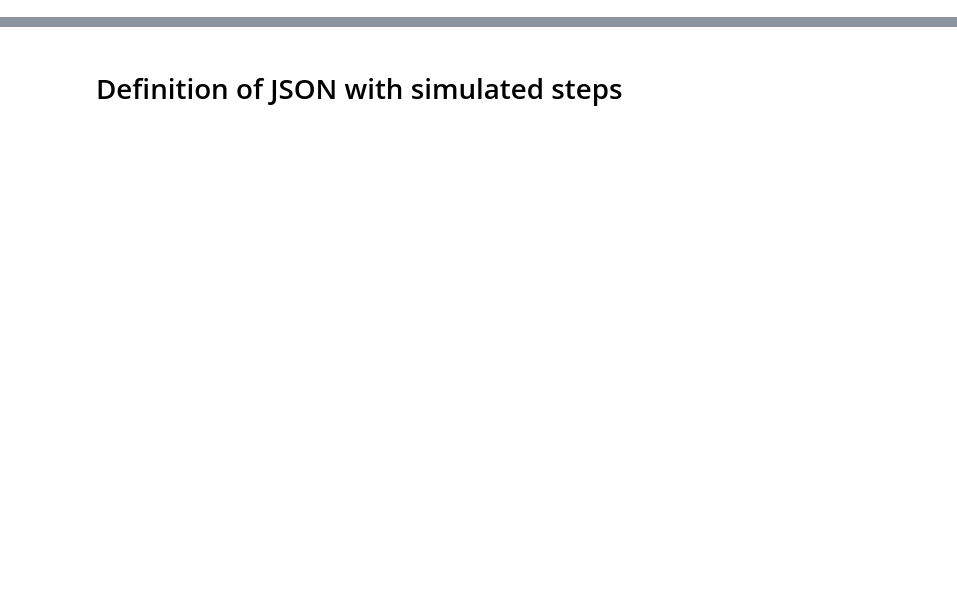
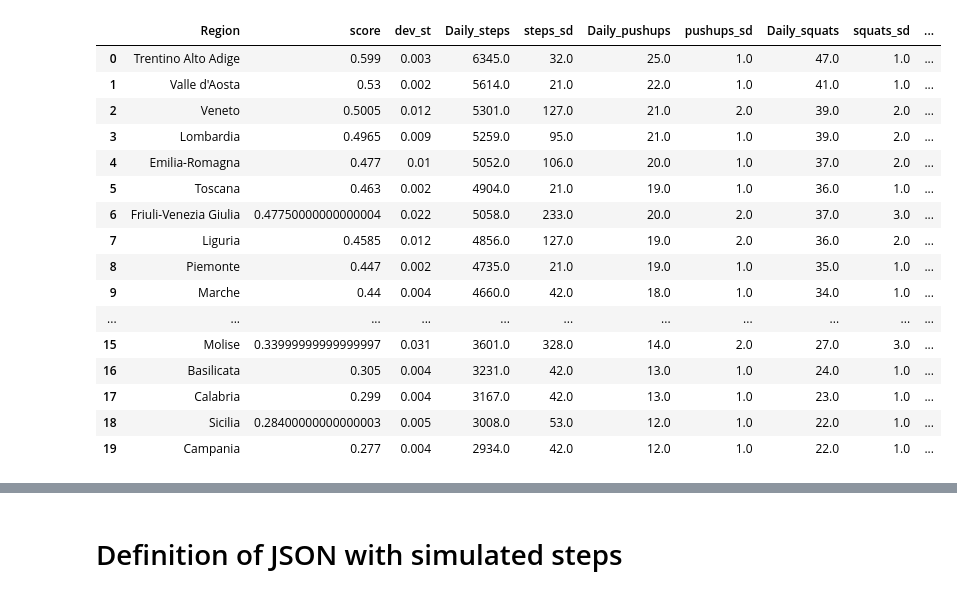
Before and after one commit to jclock98/BDT-project, a Jupyter notebook: Gaussian_simulation_mobile_data.ipynb, the cells around one changed output, grey strips where cells are left out. Cells and saved outputs as stored; diff of their text form; code cells hidden in the pictures; blank space fills up the shorter version.

```diff
--- a/Gaussian_simulation_mobile_data.ipynb
+++ b/Gaussian_simulation_mobile_data.ipynb
@@ -7 +53,50 @@ import psycopg2
+# %%
+#sql = "SELECT * FROM municipalities AS m JOIN sport_activity as s ON m.region = s.region"
+HOST="db-bdt.crc01ueoqr2u.eu-west-1.rds.amazonaws.com"
+DB="postgres"
+USER="bdtuser"
+PASSWORD="BDTdatabase2022"
+
+try:
+    conn = psycopg2.connect(
+        host=HOST,
+        database=DB,
+        user=USER,
+        password=PASSWORD)
+
+    cur = conn.cursor()
+
+    sql = "SELECT * FROM sport_activity as s"
+    cur.execute(sql)
+    prov = cur.fetchall()
+    # close communication with the database
+    cur.close()
+except (Exception, psycopg2.DatabaseError) as error:
+    print(error)
+finally:
+    if conn is not None:
+        conn.close()
+# %%
+activitydf = pd.DataFrame(prov)
+activitydf.columns = ['Region','score','dev_st','Daily_steps','steps_sd','Daily_pushups','pushups_sd','Daily_squats','squats_sd',"Daily_gym","Daily_gym_sd","Daily_swimming","Daily_swimming_sd"]
+# %%
+activitydf
+# %% [output]
+|  | Region | score | dev_st | Daily_steps | steps_sd | Daily_pushups | pushups_sd | Daily_squats | squats_sd | ... |
+| 0 | Trentino Alto Adige | 0.599 | 0.003 | 6345.0 | 32.0 | 25.0 | 1.0 | 47.0 | 1.0 | ... |
+| 1 | Valle d'Aosta | 0.53 | 0.002 | 5614.0 | 21.0 | 22.0 | 1.0 | 41.0 | 1.0 | ... |
+| 2 | Veneto | 0.5005 | 0.012 | 5301.0 | 127.0 | 21.0 | 2.0 | 39.0 | 2.0 | ... |
+| 3 | Lombardia | 0.4965 | 0.009 | 5259.0 | 95.0 | 21.0 | 1.0 | 39.0 | 2.0 | ... |
+| 4 | Emilia-Romagna | 0.477 | 0.01 | 5052.0 | 106.0 | 20.0 | 1.0 | 37.0 | 2.0 | ... |
+| 5 | Toscana | 0.463 | 0.002 | 4904.0 | 21.0 | 19.0 | 1.0 | 36.0 | 1.0 | ... |
+| 6 | Friuli-Venezia Giulia | 0.47750000000000004 | 0.022 | 5058.0 | 233.0 | 20.0 | 2.0 | 37.0 | 3.0 | ... |
+| 7 | Liguria | 0.4585 | 0.012 | 4856.0 | 127.0 | 19.0 | 2.0 | 36.0 | 2.0 | ... |
+| 8 | Piemonte | 0.447 | 0.002 | 4735.0 | 21.0 | 19.0 | 1.0 | 35.0 | 1.0 | ... |
+| 9 | Marche | 0.44 | 0.004 | 4660.0 | 42.0 | 18.0 | 1.0 | 34.0 | 1.0 | ... |
+| ... | ... | ... | ... | ... | ... | ... | ... | ... | ... | ... |
+| 15 | Molise | 0.33999999999999997 | 0.031 | 3601.0 | 328.0 | 14.0 | 2.0 | 27.0 | 3.0 | ... |
+| 16 | Basilicata | 0.305 | 0.004 | 3231.0 | 42.0 | 13.0 | 1.0 | 24.0 | 1.0 | ... |
+| 17 | Calabria | 0.299 | 0.004 | 3167.0 | 42.0 | 13.0 | 1.0 | 23.0 | 1.0 | ... |
+| 18 | Sicilia | 0.28400000000000003 | 0.005 | 3008.0 | 53.0 | 12.0 | 1.0 | 22.0 | 1.0 | ... |
+| 19 | Campania | 0.277 | 0.004 | 2934.0 | 42.0 | 12.0 | 1.0 | 22.0 | 1.0 | ... |
 # %%
```
Also changed, not shown: parts of 45 cells of this notebook.
